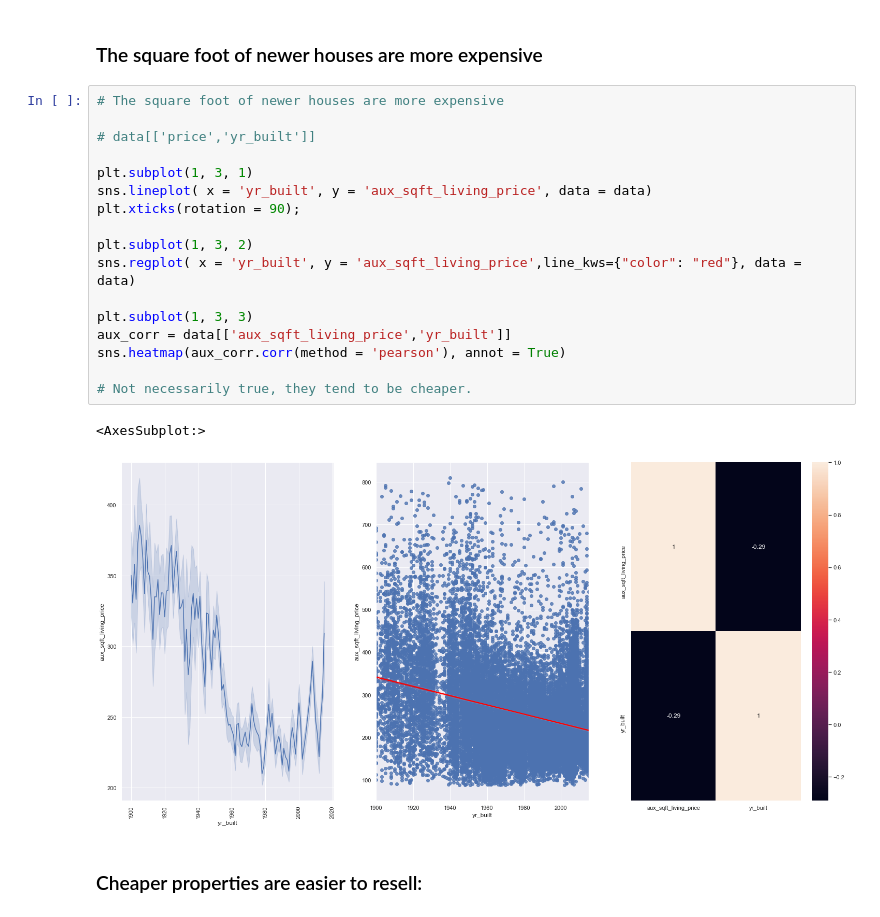
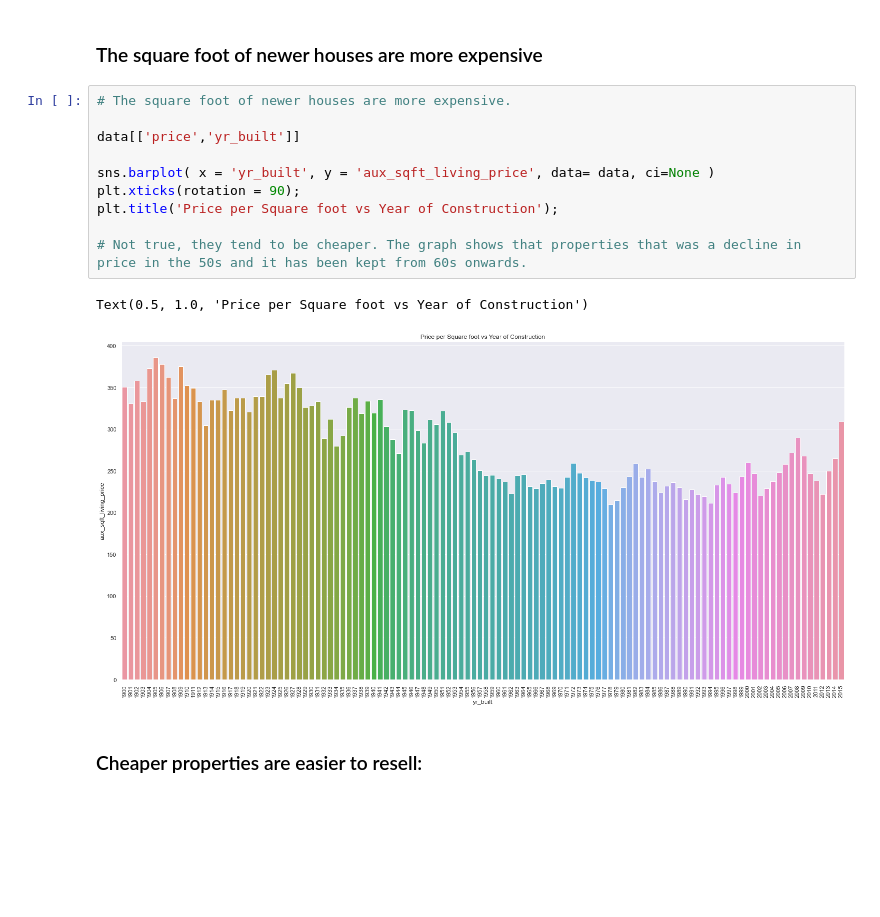
Before and after one commit to fusaa/house-dashboard, a Jupyter notebook: 0 - king county.ipynb, the cells around one changed output. Saved outputs shown, nothing was run; the diff lists cells and outputs as text; blank space fills up the shorter version.

```diff
--- a/0 - king county.ipynb
+++ b/0 - king county.ipynb
@@ -349,25 +334,18 @@ sns.countplot(data['floors']);
 # %% [markdown]
 ### The square foot of newer houses are more expensive
 # %%
-# The square foot of newer houses are more expensive
+# The square foot of newer houses are more expensive.
 
-# data[['price','yr_built']]
+data[['price','yr_built']]
 
-plt.subplot(1, 3, 1)
-sns.lineplot( x = 'yr_built', y = 'aux_sqft_living_price', data = data)
+sns.barplot( x = 'yr_built', y = 'aux_sqft_living_price', data= data, ci=None )
 plt.xticks(rotation = 90);
+plt.title('Price per Square foot vs Year of Construction');
 
-plt.subplot(1, 3, 2)
-sns.regplot( x = 'yr_built', y = 'aux_sqft_living_price',line_kws={"color": "red"}, data = data)
-
-plt.subplot(1, 3, 3)
-aux_corr = data[['aux_sqft_living_price','yr_built']]
-sns.heatmap(aux_corr.corr(method = 'pearson'), annot = True)
-
-# Not necessarily true, they tend to be cheaper.
+# Not true, they tend to be cheaper. The graph shows that properties that was a decline in price in the 50s and it has been kept from 60s onwards.
 # %% [output]
-<AxesSubplot:>
+Text(0.5, 1.0, 'Price per Square foot vs Year of Construction')
-[figure, old version]
+[figure, new version]
 # %% [markdown]
 ### Cheaper properties are easier to resell:
 # %%
```
Also changed, not shown: parts of 33 cells of this notebook, 1 other file.
